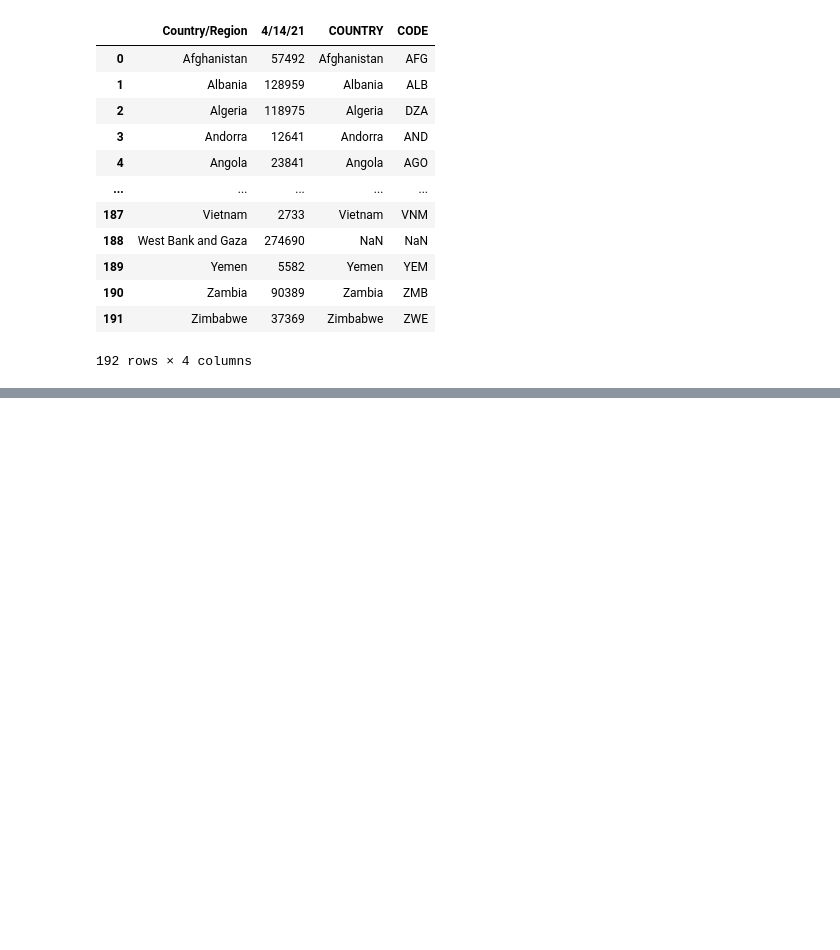
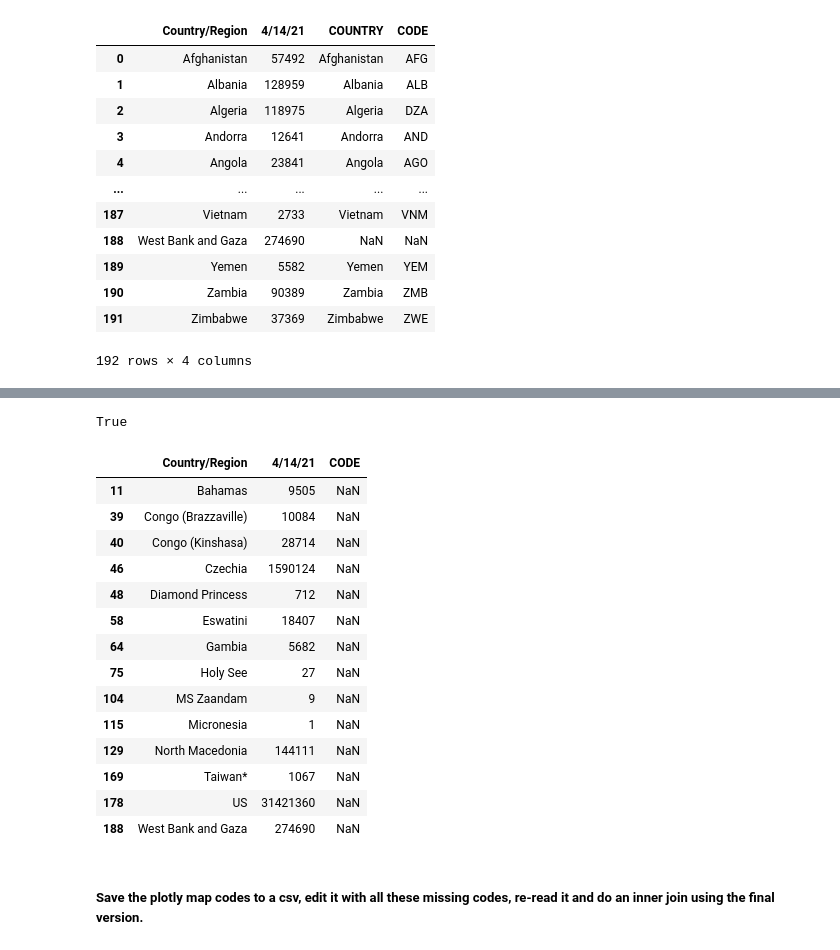
Before and after one commit to iannjari/covid-19-cases-and-mortality-forecaster, a Jupyter notebook: Data Preview.ipynb, the cells around one changed output, grey strips where cells are left out. Drawn from its saved outputs; the diff is of its cells as text; code cells hidden in the pictures; blank space fills up the shorter version.

```diff
--- a/Data Preview.ipynb
+++ b/Data Preview.ipynb
@@ -155,0 +153,3 @@ df['your column name'].isnull().sum()
+# %%
+df3=df3.drop('COUNTRY',axis=1)
+df3
@@ -155,0 +170,25 @@ df['your column name'].isnull().sum()
+# %%
+df3['CODE'].isnull().values.any()
+# %% [output]
+True
+# %%
+empty= df3[df3.isna().any(axis=1)]
+empty
+# %% [output]
+|  | Country/Region | 4/14/21 | CODE |
+| 11 | Bahamas | 9505 | NaN |
+| 39 | Congo (Brazzaville) | 10084 | NaN |
+| 40 | Congo (Kinshasa) | 28714 | NaN |
+| 46 | Czechia | 1590124 | NaN |
+| 48 | Diamond Princess | 712 | NaN |
+| 58 | Eswatini | 18407 | NaN |
+| 64 | Gambia | 5682 | NaN |
+| 75 | Holy See | 27 | NaN |
+| 104 | MS Zaandam | 9 | NaN |
+| 115 | Micronesia | 1 | NaN |
+| 129 | North Macedonia | 144111 | NaN |
+| 169 | Taiwan* | 1067 | NaN |
+| 178 | US | 31421360 | NaN |
+| 188 | West Bank and Gaza | 274690 | NaN |
+# %% [markdown]
+##### Save the plotly map codes to a csv, edit it with all these missing codes, re-read it and do an inner join using the final version.
```
Also changed, not shown: parts of 7 cells of this notebook, 1 other file.
